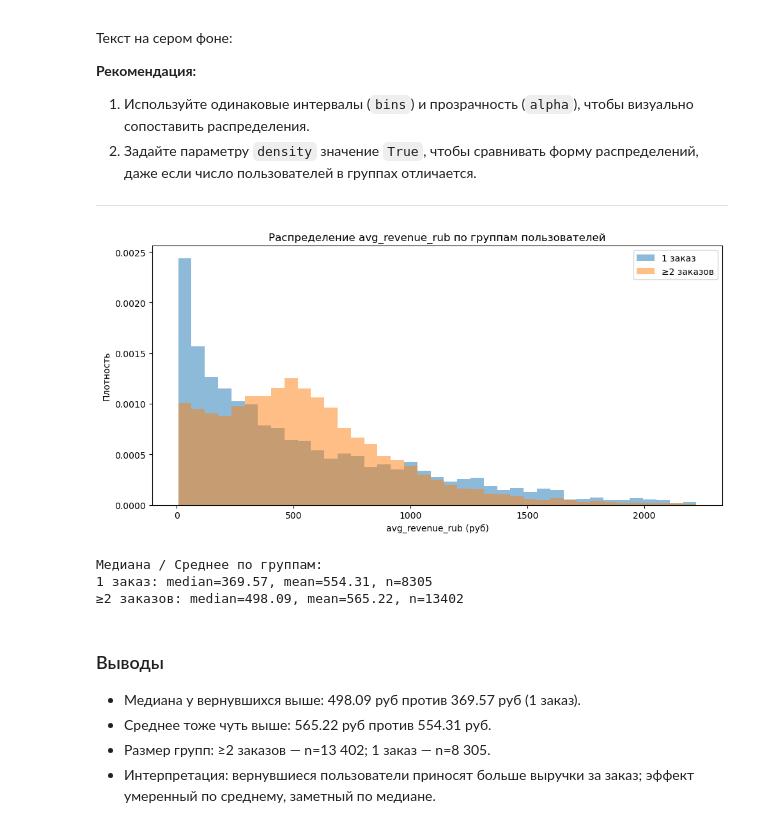
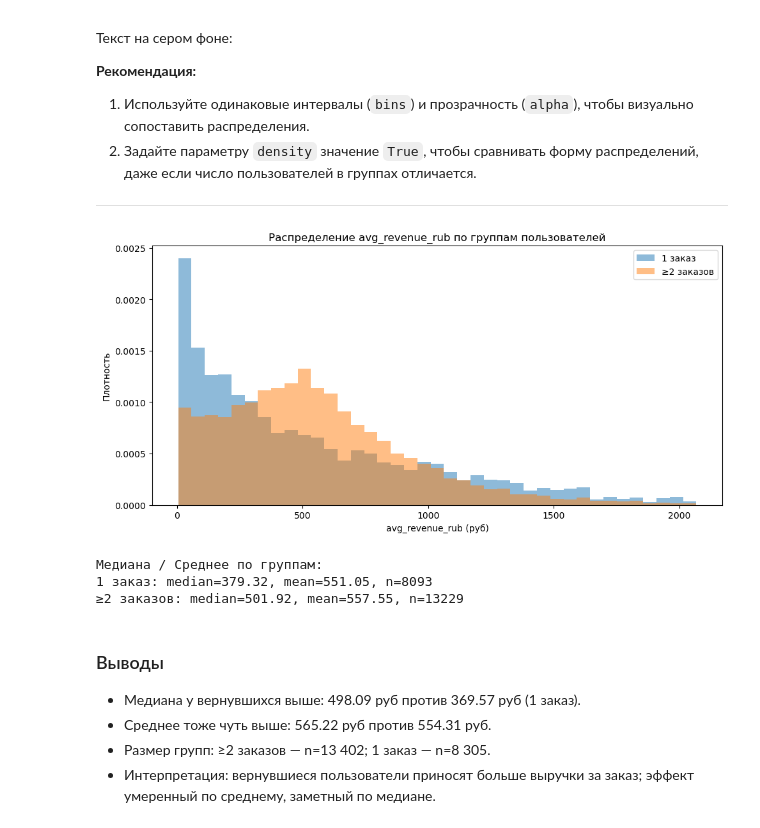
Before and after one commit to ramdirt/data-analyst-afisha, a Jupyter notebook: notebook.ipynb, the cells around one changed output. Drawn from its saved outputs; the diff is of its cells as text; code cells hidden in the pictures.

```diff
--- a/notebook.ipynb
+++ b/notebook.ipynb
@@ -275,11 +391,12 @@ rates[date_col] = pd.to_datetime(rates[date_col], errors="coerce")
 rates = rates.dropna(subset=[date_col])
 rates["rate_date"] = rates[date_col].dt.date
 
-# Курс указан за 100 тенге → приводим к 1 тенге
+# Курс указан за 100 тенге → приводим к 1 тенге, агрегируем до 1 строки на дату
 rates["rate_per_kzt"] = pd.to_numeric(rates[rate_col], errors="coerce") / 100.0
 rates = rates[["rate_date", "rate_per_kzt"]].dropna()
+rates = rates.groupby("rate_date", as_index=False)["rate_per_kzt"].mean()
 
-# Соединяем по дате заказа
+# Соединяем по дате заказа (без размножения строк)
 orders_df["order_date"] = orders_df["order_dt"].dt.date
 orders_df = orders_df.merge(rates, left_on="order_date", right_on="rate_date", how="left")
 
@@ -292,7 +409,7 @@ orders_df = orders_df.drop(columns=[c for c in ["order_date", "rate_date", "rate
 
 # Контроль
 print("Добавлен столбец revenue_rub. Пример:")
-orders_df[["currency_code", "revenue", "revenue_rub"]].head(10)
+display(orders_df[["currency_code", "revenue", "revenue_rub"]].head(10))
 # %% [output]
 Добавлен столбец revenue_rub. Пример:
 |  | currency_code | revenue | revenue_rub |
@@ -463,3 +612,7 @@ Name: revenue_rub, dtype: float64
 **Рекомендация:** перед тем как строить профиль, отсортируйте данные по времени совершения заказа.
 
 ---
+# %%
+base_rev = "revenue_rub" if "revenue_rub" in orders_df.columns else "revenue"
+
+orders_sorted = orders_df.sort_values(["user_id", "order_ts"], ascending=[True, True])
@@ -900,37 +1128,61 @@ H2: топ-10 регионов по числу пользователей vs п
 # %%
 import numpy as np
 import matplotlib.pyplot as plt
 
 col = 'avg_revenue_rub' if 'avg_revenue_rub' in user_profiles.columns else None
 if col is None:
     raise ValueError('В профилях нет avg_revenue_rub')
 
+# Пересчёт avg_revenue_rub по пользователям из orders_df с защитой от выбросов
+rev_col = 'revenue_rub' if 'revenue_rub' in orders_df.columns else 'revenue'
+orders_df[rev_col] = pd.to_numeric(orders_df[rev_col], errors='coerce')
+cap = orders_df[rev_col].quantile(0.99)
+if not np.isfinite(cap) or cap <= 0 or cap > 1e6:
+    cap = 100000.0
+mask = (orders_df[rev_col] >= 0) & (orders_df[rev_col] <= cap)
+if 'tickets_count' in orders_df.columns:
+    mask &= orders_df['tickets_count'] > 0
+avg_by_user = orders_df.loc[mask].groupby('user_id', as_index=True)[rev_col].mean()
+user_profiles[col] = user_profiles['user_id'].map(avg_by_user)
+
 one = user_profiles.loc[user_profiles['is_two'] == 0, col].dropna()
 ret = user_profiles.loc[user_profiles['is_two'] == 1, col].dropna()
 
-# Общие границы и бины
-low = np.percentile(np.concatenate([one.values, ret.values]), 1)
-high = np.percentile(np.concatenate([one.values, ret.values]), 99)
+# Робастный расчёт общих бинов
+vals = np.concatenate([one.values, ret.values]) if (len(one) + len(ret)) > 0 else np.array([])
+if vals.size == 0:
+    raise ValueError('Нет данных для построения гистограмм')
+low, high = np.percentile(vals, [1, 99])
+if not np.isfinite(low) or not np.isfinite(high) or low >= high:
+    vmin, vmax = float(np.min(vals)), float(np.max(vals))
+    if not np.isfinite(vmin) or not np.isfinite(vmax) or vmin == vmax:
+        center = vmin
+        delta = max(1.0, abs(center) * 0.01)
+        low, high = center - delta, center + delta
+    else:
+        low, high = vmin, vmax
+    if low == high:
+        high = low + 1.0
 bins = np.linspace(low, high, 40)
 
 plt.figure(figsize=(10, 5))
 plt.hist(one, bins=bins, density=True, alpha=0.5, label='1 заказ')
 plt.hist(ret, bins=bins, density=True, alpha=0.5, label='≥2 заказов')
 plt.title('Распределение avg_revenue_rub по группам пользователей')
 plt.xlabel('avg_revenue_rub (руб)')
 plt.ylabel('Плотность')
 plt.legend()
 plt.tight_layout()
 plt.show()
 
 print('Медиана / Среднее по группам:')
 print(f"1 заказ: median={np.median(one):.2f}, mean={one.mean():.2f}, n={len(one)}")
 print(f"≥2 заказов: median={np.median(ret):.2f}, mean={ret.mean():.2f}, n={len(ret)}")
 # %% [output]
-[figure, old version]
+[figure, new version]
 Медиана / Среднее по группам:
-1 заказ: median=369.57, mean=554.31, n=8305
-≥2 заказов: median=498.09, mean=565.22, n=13402
+1 заказ: median=379.32, mean=551.05, n=8093
+≥2 заказов: median=501.92, mean=557.55, n=13229
 # %% [markdown]
 ### Выводы
 
```
Also changed, not shown: parts of 68 cells of this notebook, 1 other file.
